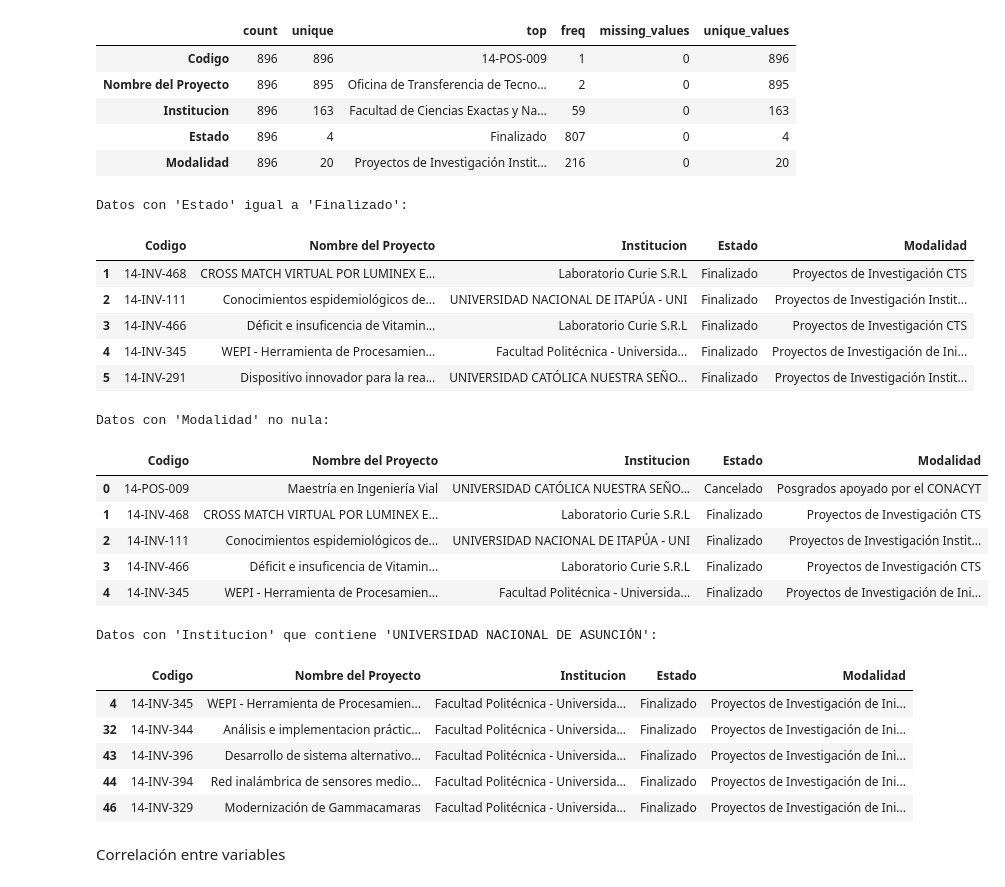
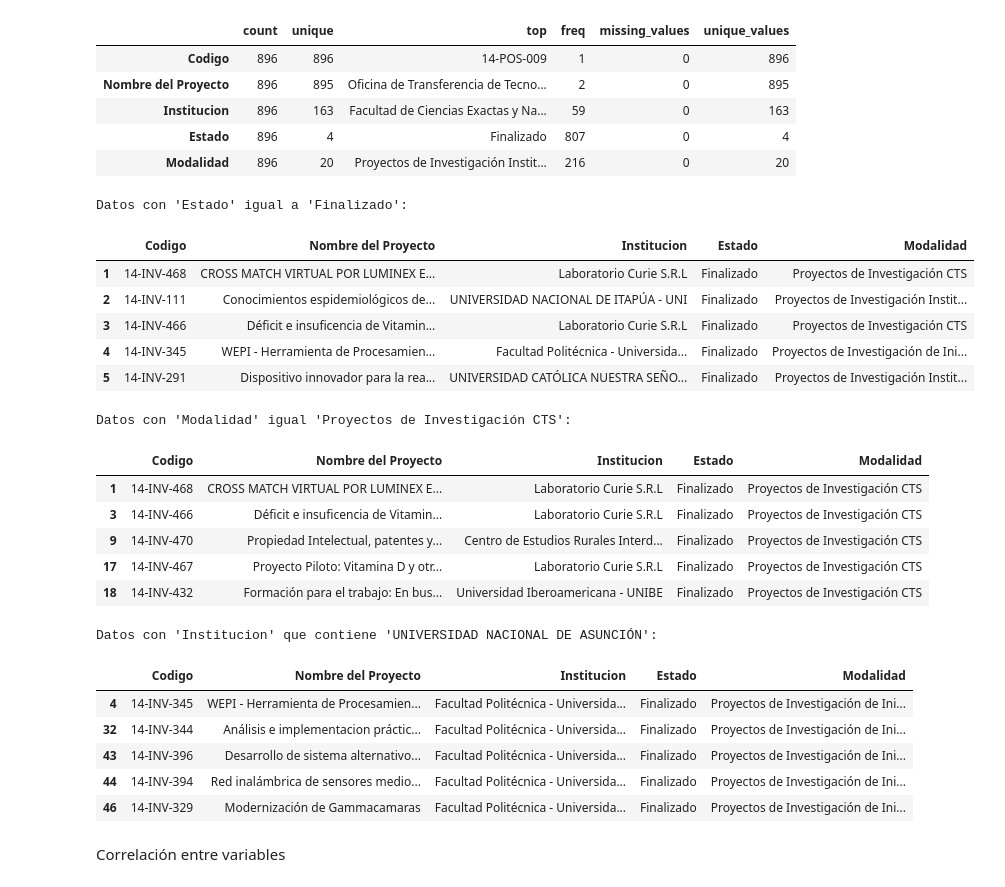
Before and after one commit to GonzaOrtiz020/Open-Data, a Jupyter notebook: Proyecto_Open_Data.ipynb, the cells around one changed output. Cells and saved outputs as stored; diff of their text form; code cells hidden in the pictures.

```diff
--- a/Proyecto_Open_Data.ipynb
+++ b/Proyecto_Open_Data.ipynb
@@ -40,7 +15,7 @@ True
 Limpieza de campos y delimitadores
 # %%
 # Función para cargar y limpiar el CSV
-def load_and_clean_csv(file_path):
+def df_csv(file_path):
     # Leer todas las líneas del archivo
     with open(file_path, 'r', encoding='utf-8') as file:
         lines = file.readlines()
@@ -56,10 +31,10 @@ def load_and_clean_csv(file_path):
 
     # Convertir las líneas corregidas en un DataFrame
     from io import StringIO
-    corrected_data = StringIO('\n'.join(corrected_lines))
+    df_data = StringIO('\n'.join(corrected_lines))
 
     # Leer el archivo CSV
-    data = pd.read_csv(corrected_data, delimiter=';', encoding='utf-8')
+    data = pd.read_csv(df_data, delimiter=';', encoding='utf-8')
 
     # Verificar si hay una columna no deseada (por ejemplo, un índice)
     if 'Unnamed: 0' in data.columns:
@@ -81,7 +56,7 @@ uploaded = files.upload()
 file_path = next(iter(uploaded))
 
 # Limpiar el archivo CSV
-cleaned_data = load_and_clean_csv(file_path)
+df_nuevo = df_csv(file_path)
 # %% [output]
 [interactive output not drawn]
 Saving Datos Proyectos.csv to Datos Proyectos.csv
@@ -89,22 +67,22 @@ Saving Datos Proyectos.csv to Datos Proyectos.csv
 Valores duplicados y nulos
 # %%
 # Detectar valores duplicados en el CSV
-print(f'Valores duplicados en el CSV: {cleaned_data.duplicated().sum()}')
+print(f'Valores duplicados en el CSV: {df_nuevo.duplicated().sum()}')
 
 # Encontrar valores nulos en el CSV
-print(f'Valores nulos en el CSV:\n{cleaned_data.isnull().sum()}')
+print(f'Valores nulos en el CSV:\n{df_nuevo.isnull().sum()}')
 
 # Eliminar la columna 'Rendiciones Verificadas'
-cleaned_data = cleaned_data.drop(columns=['Rendiciones Verificadas'])
+df_nuevo = df_nuevo.drop(columns=['Rendiciones Verificadas'])
 
 # Eliminar filas con valores nulos en la columna 'Estado'
-cleaned_data = cleaned_data.dropna(subset=['Estado'])
+df_nuevo = df_nuevo.dropna(subset=['Estado'])
 
 # Eliminar filas con valores nulos en la columna 'Modalidad'
-cleaned_data = cleaned_data.dropna(subset=['Modalidad'])
+df_nuevo = df_nuevo.dropna(subset=['Modalidad'])
 
 # Guardar las modificaciones en el archivo original
-cleaned_data.to_csv(file_path, sep=';', index=False, encoding='utf-8-sig')
+df_nuevo.to_csv(file_path, sep=';', index=False, encoding='utf-8-sig')
 # %% [output]
 Valores duplicados en el CSV: 0
 Valores nulos en el CSV:
@@ -236,34 +214,34 @@ Resumen estadístico de los datos:
 # %%
 from IPython.display import display
 # Filtrar datos según la condición 'Estado' igual a 'Finalizado'
-finalizados = cleaned_data[cleaned_data['Estado'] == 'Finalizado']
+finalizados = df_nuevo[df_nuevo['Estado'] == 'Finalizado']
 print("Datos con 'Estado' igual a 'Finalizado':")
 display(finalizados.head())
 
-# Filtrar datos según la condición 'Modalidad' no nula
-modalidad_no_nula = cleaned_data[cleaned_data['Modalidad'].notna()]
-print("Datos con 'Modalidad' no nula:")
-display(modalidad_no_nula.head())
+# Filtrar datos según la condición 'Modalidad' igual a 'Proyectos de Investigación CTS'
+modalidad = df_nuevo[df_nuevo['Modalidad'] == 'Proyectos de Investigación CTS']
+print("Datos con 'Modalidad' igual 'Proyectos de Investigación CTS':")
+display(modalidad.head())
 
 # Filtrar datos según la condición 'Institucion' que contenga 'UNIVERSIDAD NACIONAL DE ASUNCIÓN'
-institucion_una = cleaned_data[cleaned_data['Institucion'].str.contains('UNIVERSIDAD NACIONAL DE ASUNCIÓN', case=False, na=False)]
+institucion_una = df_nuevo[df_nuevo['Institucion'].str.contains('UNIVERSIDAD NACIONAL DE ASUNCIÓN', case=False, na=False)]
 print("Datos con 'Institucion' que contiene 'UNIVERSIDAD NACIONAL DE ASUNCIÓN':")
 display(institucion_una.head())
 # %% [output]
 Datos con 'Estado' igual a 'Finalizado':
 |  | Codigo | Nombre del Proyecto | Institucion | Estado | Modalidad |
 | 1 | 14-INV-468 | CROSS MATCH VIRTUAL POR LUMINEX E... | Laboratorio Curie S.R.L | Finalizado | Proyectos de Investigación CTS |
 | 2 | 14-INV-111 | Conocimientos espidemiológicos de... | UNIVERSIDAD NACIONAL DE ITAPÚA - UNI | Finalizado | Proyectos de Investigación Instit... |
 | 3 | 14-INV-466 | Déficit e insuficencia de Vitamin... | Laboratorio Curie S.R.L | Finalizado | Proyectos de Investigación CTS |
 | 4 | 14-INV-345 | WEPI - Herramienta de Procesamien... | Facultad Politécnica - Universida... | Finalizado | Proyectos de Investigación de Ini... |
 | 5 | 14-INV-291 | Dispositivo innovador para la rea... | UNIVERSIDAD CATÓLICA NUESTRA SEÑO... | Finalizado | Proyectos de Investigación Instit... |
-Datos con 'Modalidad' no nula:
+Datos con 'Modalidad' igual 'Proyectos de Investigación CTS':
 |  | Codigo | Nombre del Proyecto | Institucion | Estado | Modalidad |
-| 0 | 14-POS-009 | Maestría en Ingeniería Vial | UNIVERSIDAD CATÓLICA NUESTRA SEÑO... | Cancelado | Posgrados apoyado por el CONACYT |
 | 1 | 14-INV-468 | CROSS MATCH VIRTUAL POR LUMINEX E... | Laboratorio Curie S.R.L | Finalizado | Proyectos de Investigación CTS |
-| 2 | 14-INV-111 | Conocimientos espidemiológicos de... | UNIVERSIDAD NACIONAL DE ITAPÚA - UNI | Finalizado | Proyectos de Investigación Instit... |
 | 3 | 14-INV-466 | Déficit e insuficencia de Vitamin... | Laboratorio Curie S.R.L | Finalizado | Proyectos de Investigación CTS |
-| 4 | 14-INV-345 | WEPI - Herramienta de Procesamien... | Facultad Politécnica - Universida... | Finalizado | Proyectos de Investigación de Ini... |
+| 9 | 14-INV-470 | Propiedad Intelectual, patentes y... | Centro de Estudios Rurales Interd... | Finalizado | Proyectos de Investigación CTS |
+| 17 | 14-INV-467 | Proyecto Piloto: Vitamina D y otr... | Laboratorio Curie S.R.L | Finalizado | Proyectos de Investigación CTS |
+| 18 | 14-INV-432 | Formación para el trabajo: En bus... | Universidad Iberoamericana - UNIBE | Finalizado | Proyectos de Investigación CTS |
 Datos con 'Institucion' que contiene 'UNIVERSIDAD NACIONAL DE ASUNCIÓN':
 |  | Codigo | Nombre del Proyecto | Institucion | Estado | Modalidad |
 | 4 | 14-INV-345 | WEPI - Herramienta de Procesamien... | Facultad Politécnica - Universida... | Finalizado | Proyectos de Investigación de Ini... |
```
Also changed, not shown: parts of 9 cells of this notebook.
